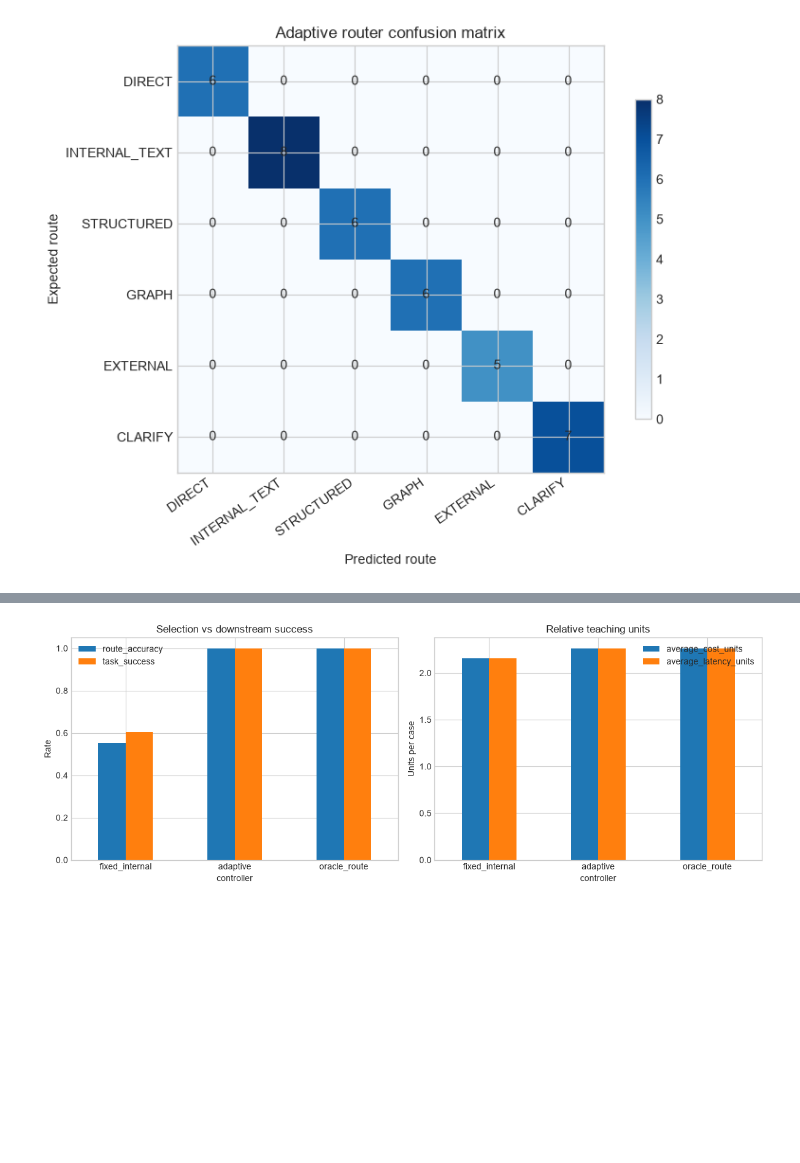
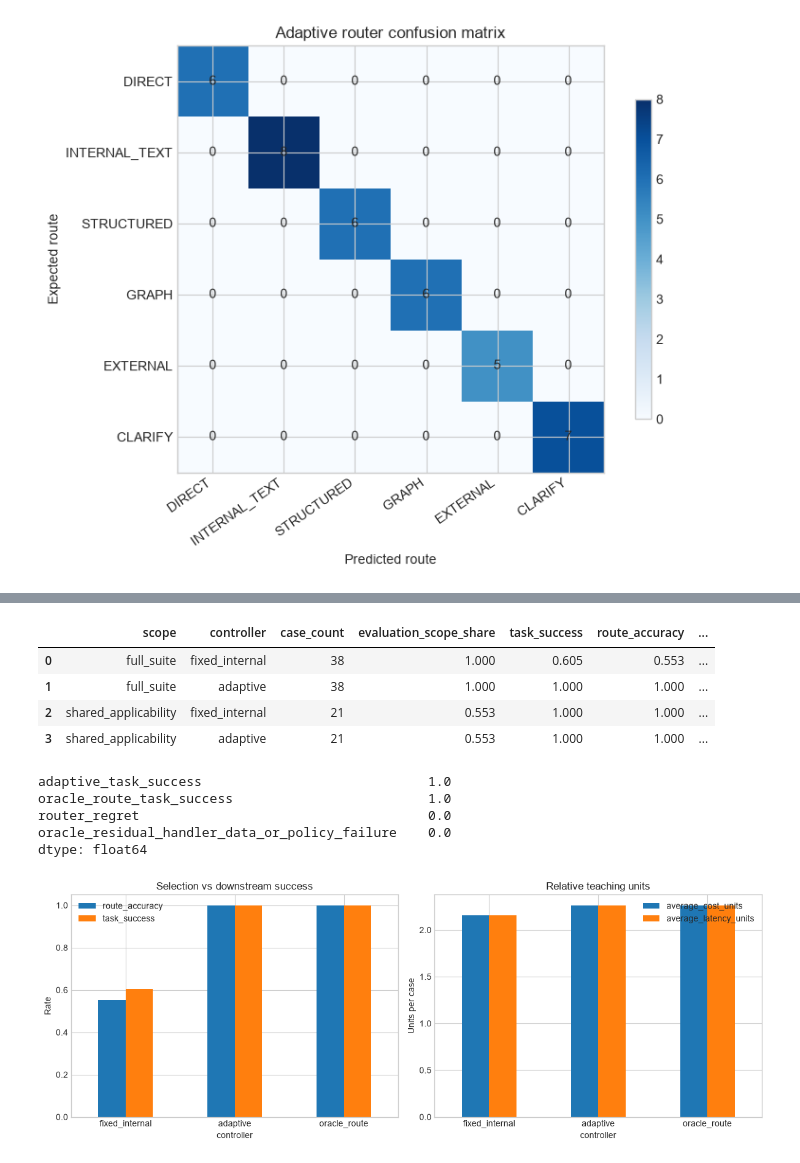
Before and after one commit to mahsa-teimourikia/awesome-rag, a Jupyter notebook: curriculum/advanced/05-adaptive-rag/05_adaptive_rag.ipynb, the cells around one changed output, grey strips where cells are left out. Drawn from its saved outputs; the diff is of its cells as text; code cells hidden in the pictures; blank space fills up the shorter version.

```diff
--- a/curriculum/advanced/05-adaptive-rag/05_adaptive_rag.ipynb
+++ b/curriculum/advanced/05-adaptive-rag/05_adaptive_rag.ipynb
@@ -680,6 +730,10 @@ TEACHING_LOSS = {
     ("DIRECT", "INTERNAL_TEXT"): 1,
 }
 
+def approved_no_retrieval_case(case: RouteCase) -> bool:
+    semantics = extract_requirements(case.query)
+    return case.expected_route == "DIRECT" and semantics.safe_no_retrieval and not semantics.requires_retrieval
+
 def evaluation_frame(cases: list[RouteCase], traces: list[RouteTrace]) -> pd.DataFrame:
     by_id = {trace.case_id: trace for trace in traces}
     rows = []
@@ -688,14 +742,15 @@ def evaluation_frame(cases: list[RouteCase], traces: list[RouteTrace]) -> pd.Dat
         predicted = trace.proposed_route
         expected = case.expected_route
         unauthorized = case.expected_policy_decision == "deny" and trace.executed_route == case.expected_route
-        unsupported_direct = predicted == "DIRECT" and expected != "DIRECT"
+        direct_is_unsupported = predicted == "DIRECT" and not approved_no_retrieval_case(case)
         rows.append({
             "case_id": case.case_id, "expected": expected, "predicted": predicted,
             "route_correct": expected == predicted, "task_success": trace.task_success,
             "high_risk": case.high_risk,
-            "high_risk_misroute": case.high_risk and (expected != predicted or unauthorized or unsupported_direct),
+            "high_risk_misroute": case.high_risk and (expected != predicted or unauthorized or direct_is_unsupported),
             "unauthorized_execution": unauthorized,
-            "unsupported_factual_direct": unsupported_direct,
+            "unsupported_factual_direct": direct_is_unsupported,
+            "unsupported_factual_direct_execution": trace.executed_route == "DIRECT" and not approved_no_retrieval_case(case),
             "unnecessary_expensive": expected != predicted and ROUTE_COST[predicted] > ROUTE_COST[expected],
             "loss": 0 if expected == predicted else TEACHING_LOSS.get((expected, predicted), 2),
             "cost": trace.cost_units, "latency": trace.latency_units,
@@ -710,6 +765,7 @@ def summary_metrics(frame: pd.DataFrame) -> dict[str, float]:
         "high_risk_misroute_rate": frame.high_risk_misroute.mean(),
         "unauthorized_route_executions": int(frame.unauthorized_execution.sum()),
         "unsupported_factual_direct": int(frame.unsupported_factual_direct.sum()),
+        "unsupported_factual_direct_executions": int(frame.unsupported_factual_direct_execution.sum()),
         "unnecessary_expensive_route_rate": frame.unnecessary_expensive.mean(),
         "average_cost_units": frame.cost.mean(),
         "average_latency_units": frame.latency.mean(),
@@ -794,28 +856,68 @@ The oracle uses the gold initial route but still passes through the same determi
 # %%
 def fixed_internal_router(query: str, requirements: QueryRequirements) -> RouteDecision:
     if requirements.ambiguity_detected or not requirements.supported_domain:
         route: Route = "CLARIFY"
     elif requirements.safe_no_retrieval:
         route = "DIRECT"
     else:
         route = "INTERNAL_TEXT"
     return RouteDecision(route=route, reason_code=REASON_FOR_ROUTE[route], confidence_band="low" if route == "CLARIFY" else "high")
 
 fixed_traces = [run_case(case, fixed_internal_router) for case in ROUTE_CASES]
 oracle_traces = [run_case(case, oracle=True) for case in ROUTE_CASES]
 
 comparisons = []
 for name, traces in [("fixed_internal", fixed_traces), ("adaptive", adaptive_traces), ("oracle_route", oracle_traces)]:
     metrics = summary_metrics(evaluation_frame(ROUTE_CASES, traces))
     comparisons.append({"controller": name, **metrics})
 comparison_df = pd.DataFrame(comparisons).set_index("controller")
-comparison_df.round(3)
+display(comparison_df.round(3))
+
+FIXED_APPLICABLE_ROUTES: set[Route] = {"DIRECT", "INTERNAL_TEXT", "CLARIFY"}
+shared_cases = [case for case in ROUTE_CASES if case.expected_route in FIXED_APPLICABLE_ROUTES]
+scope_rows = []
+for scope_name, scoped_cases in [("full_suite", ROUTE_CASES), ("shared_applicability", shared_cases)]:
+    for name, traces in [("fixed_internal", fixed_traces), ("adaptive", adaptive_traces)]:
+        metrics = summary_metrics(evaluation_frame(scoped_cases, traces))
+        scope_rows.append({
+            "scope": scope_name,
+            "controller": name,
+            "case_count": len(scoped_cases),
+            "evaluation_scope_share": len(scoped_cases) / len(ROUTE_CASES),
+            "task_success": metrics["task_success"],
+            "route_accuracy": metrics["route_accuracy"],
+            "average_cost_units": metrics["average_cost_units"],
+        })
+scope_comparison_df = pd.DataFrame(scope_rows)
+display(scope_comparison_df.round(3))
+
+adaptive_success = summary_metrics(adaptive_eval)["task_success"]
+oracle_success = summary_metrics(evaluation_frame(ROUTE_CASES, oracle_traces))["task_success"]
+router_regret = oracle_success - adaptive_success
+oracle_residual_failure = 1 - oracle_success
+router_diagnostics = pd.Series({
+    "adaptive_task_success": adaptive_success,
+    "oracle_route_task_success": oracle_success,
+    "router_regret": router_regret,
+    "oracle_residual_handler_data_or_policy_failure": oracle_residual_failure,
+})
+display(router_diagnostics.round(3))
 # %% [output]
 |  | route_accuracy | task_success | cost_sensitive_loss | high_risk_misroute_rate | unauthorized_route_executions | ... |
 | controller |  |  |  |  |  | ... |
 | fixed_internal | 0.553 | 0.605 | 1.789 | 0.105 | 0 | ... |
 | adaptive | 1.000 | 1.000 | 0.000 | 0.000 | 0 | ... |
 | oracle_route | 1.000 | 1.000 | 0.000 | 0.000 | 0 | ... |
+|  | scope | controller | case_count | evaluation_scope_share | task_success | route_accuracy | ... |
+| 0 | full_suite | fixed_internal | 38 | 1.000 | 0.605 | 0.553 | ... |
+| 1 | full_suite | adaptive | 38 | 1.000 | 1.000 | 1.000 | ... |
+| 2 | shared_applicability | fixed_internal | 21 | 0.553 | 1.000 | 1.000 | ... |
+| 3 | shared_applicability | adaptive | 21 | 0.553 | 1.000 | 1.000 | ... |
+adaptive_task_success                             1.0
+oracle_route_task_success                         1.0
+router_regret                                     0.0
+oracle_residual_handler_data_or_policy_failure    0.0
+dtype: float64
 # %%
 fig, axes = plt.subplots(1, 2, figsize=(12, 4.5))
 comparison_df[["route_accuracy", "task_success"]].plot.bar(ax=axes[0], ylim=(0, 1.05), title="Selection vs downstream success")
```
Also changed, not shown: parts of 20 cells of this notebook, 1 other file.
